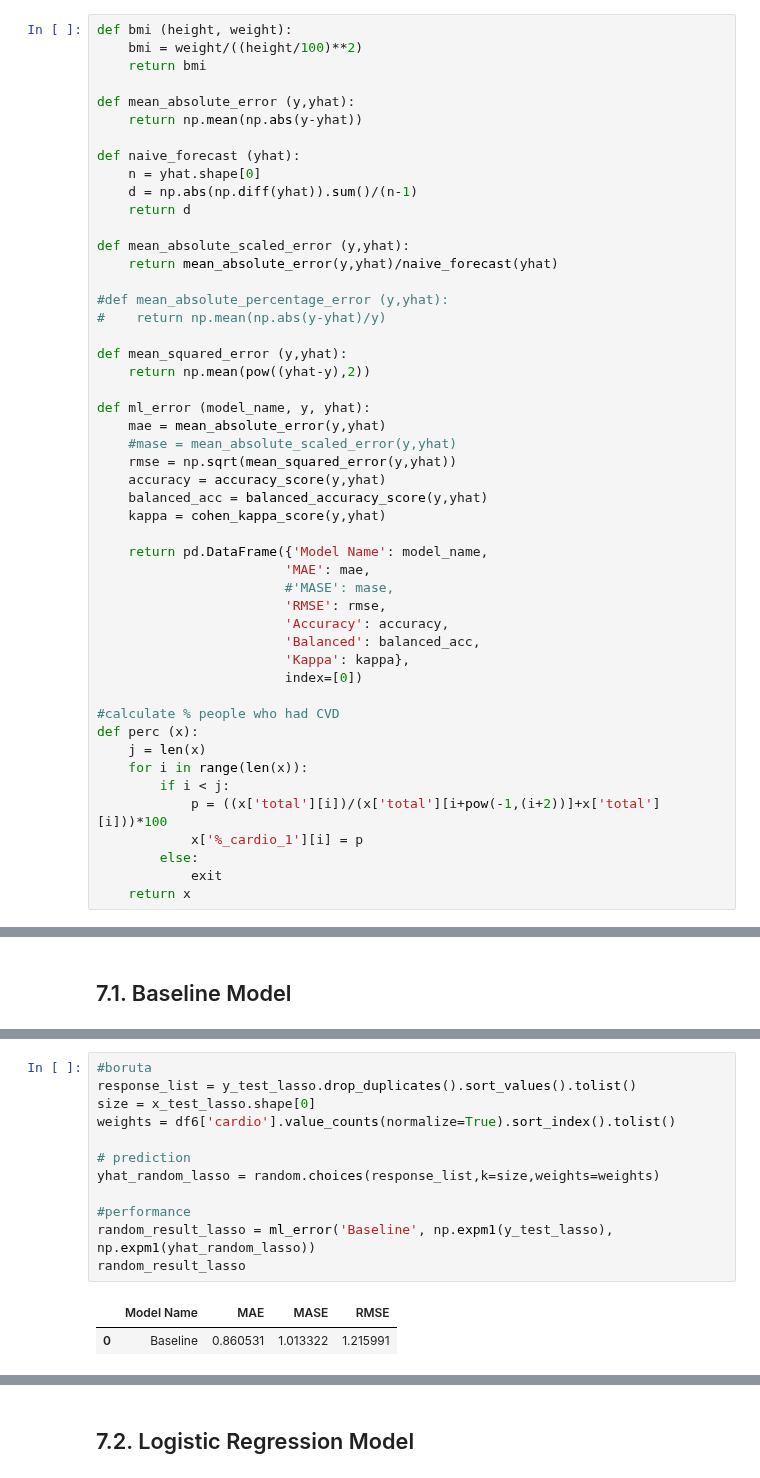
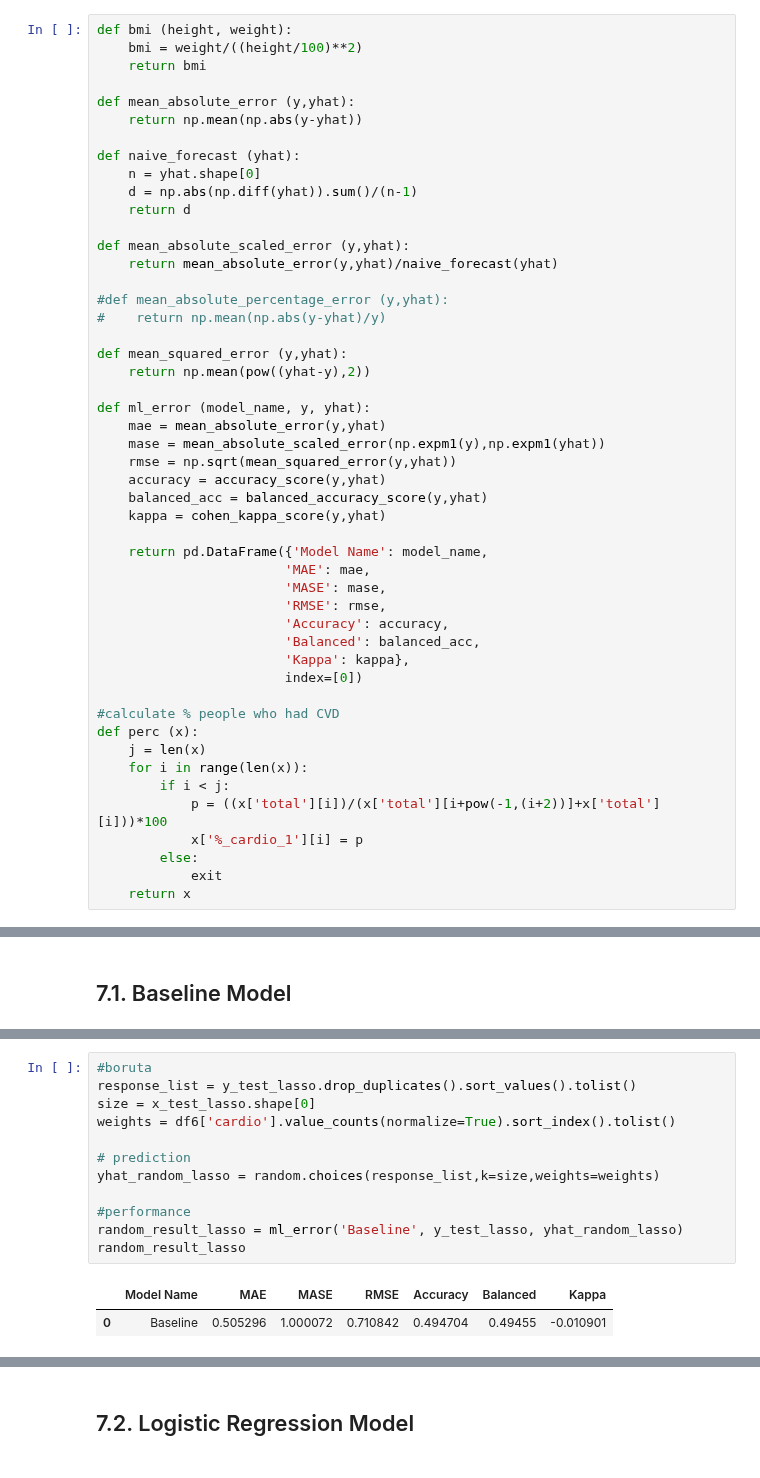
Before and after one commit to HenriqueCR1291/cardio_catch_diseases, a Jupyter notebook: m05_cardio_catch_diseases.ipynb, the cells around one changed output, grey strips where cells are left out. Cells and saved outputs as stored; diff of their text form.

```diff
--- a/m05_cardio_catch_diseases.ipynb
+++ b/m05_cardio_catch_diseases.ipynb
@@ -72,7 +72,7 @@ def mean_squared_error (y,yhat):
 
 def ml_error (model_name, y, yhat):
     mae = mean_absolute_error(y,yhat)
-    #mase = mean_absolute_scaled_error(y,yhat)
+    mase = mean_absolute_scaled_error(np.expm1(y),np.expm1(yhat))
     rmse = np.sqrt(mean_squared_error(y,yhat))
     accuracy = accuracy_score(y,yhat)
     balanced_acc = balanced_accuracy_score(y,yhat)
@@ -80,7 +80,7 @@ def ml_error (model_name, y, yhat):
 
     return pd.DataFrame({'Model Name': model_name,
                         'MAE': mae,
-                        #'MASE': mase,
+                        'MASE': mase,
                         'RMSE': rmse,
                         'Accuracy': accuracy,
                         'Balanced': balanced_acc,
@@ -1524,15 +1500,15 @@ random_result_boruta
 # %%
 #boruta
 response_list = y_test_lasso.drop_duplicates().sort_values().tolist()
 size = x_test_lasso.shape[0]
 weights = df6['cardio'].value_counts(normalize=True).sort_index().tolist()
 
 # prediction
 yhat_random_lasso = random.choices(response_list,k=size,weights=weights)
 
 #performance
-random_result_lasso = ml_error('Baseline', np.expm1(y_test_lasso), np.expm1(yhat_random_lasso))
+random_result_lasso = ml_error('Baseline', y_test_lasso, yhat_random_lasso)
 random_result_lasso
 # %% [output]
-|  | Model Name | MAE | MASE | RMSE |
-| 0 | Baseline | 0.860531 | 1.013322 | 1.215991 |
+|  | Model Name | MAE | MASE | RMSE | Accuracy | Balanced | Kappa |
+| 0 | Baseline | 0.505296 | 1.000072 | 0.710842 | 0.494704 | 0.49455 | -0.010901 |
```
Also changed, not shown: parts of 20 cells of this notebook.
